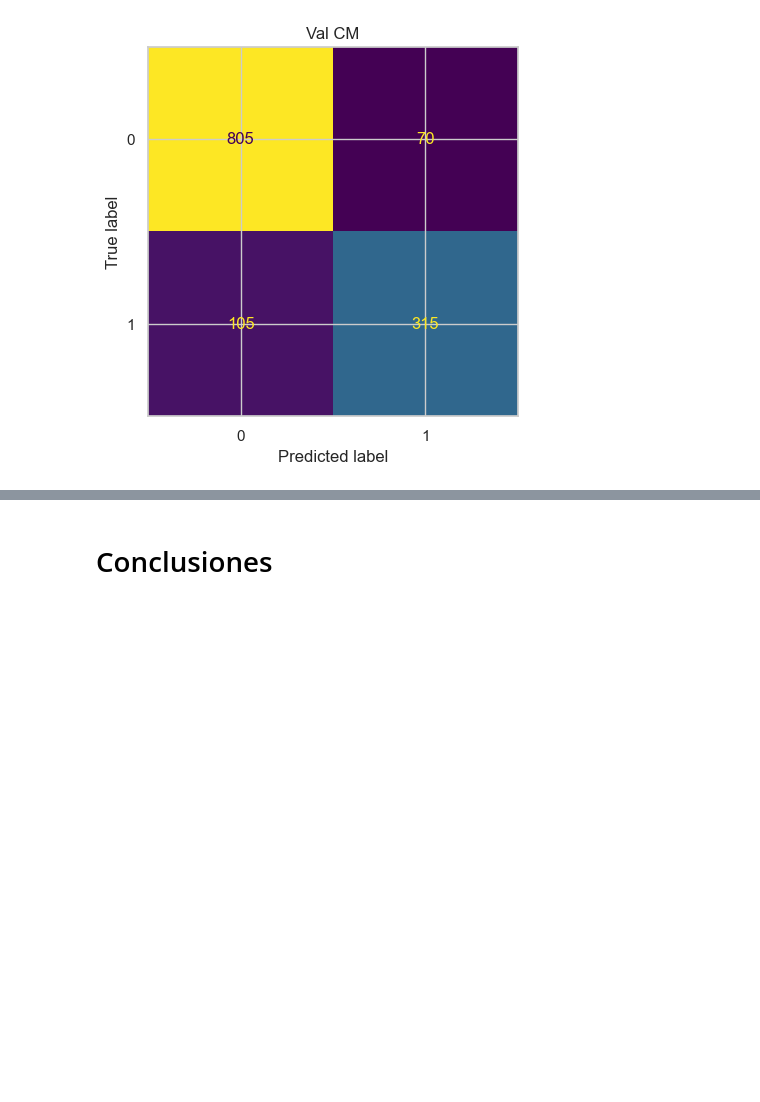
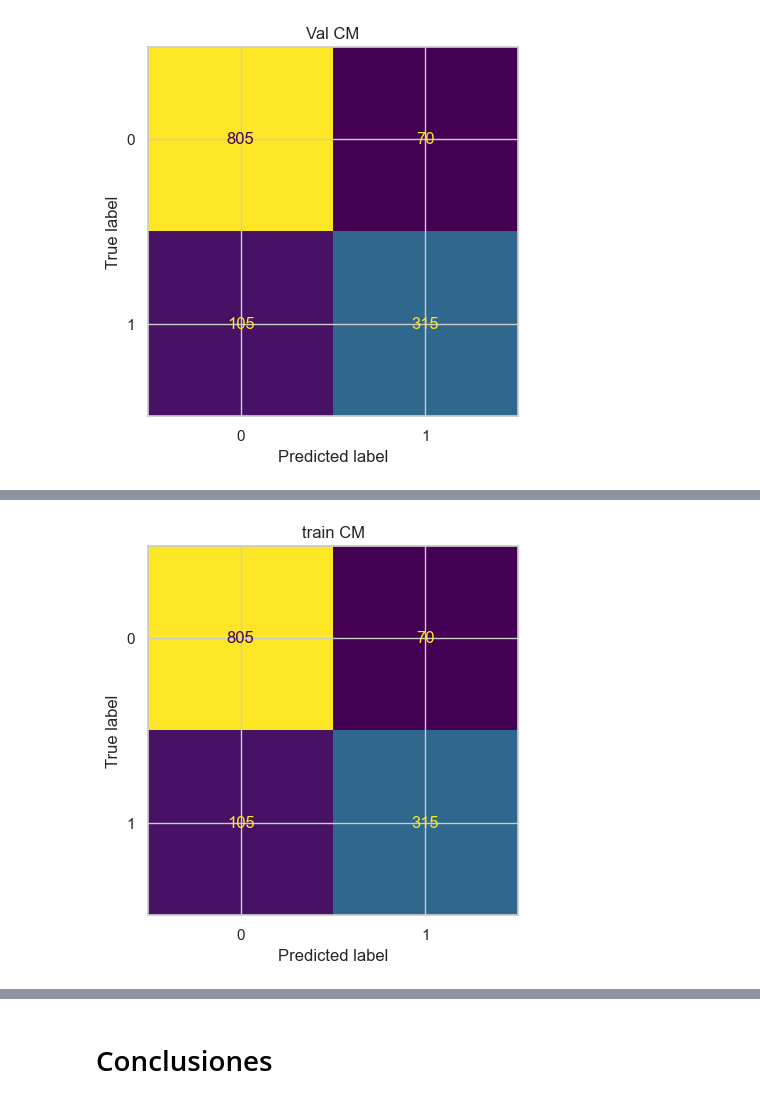
Before and after one commit to A01795375/Proyecto_Integrador_cancer, a Jupyter notebook: notebooks/Avance 3.ipynb, the cells around one changed output, grey strips where cells are left out. Saved outputs shown, nothing was run; the diff lists cells and outputs as text; code cells hidden in the pictures; blank space fills up the shorter version.

```diff
--- a/notebooks/Avance 3.ipynb
+++ b/notebooks/Avance 3.ipynb
@@ -164,7 +168,7 @@ param_grid = {'C': [0.1, 1, 10, 100, 1000],
               'kernel': ['rbf','sigmoid']
               }
 
-svc_grid = grid = GridSearchCV(SVC(random_state = 4), param_grid, refit = True, verbose = 3, n_jobs = -1)
+svc_grid = grid = GridSearchCV(SVC(random_state = 4), param_grid, refit = True, scoring = 'accuracy', verbose = 3, n_jobs = -1)
 # %%
 svc_grid.fit(X_train, y_train)
 # %% [output]
@@ -359,0 +377,14 @@ plt.show()
+# %%
+lr_params = {'C': [1e-4, 1e-2, 1e-1,1,10, 100, 1000] ,
+                  'tol': [ 1e-4, 1e-3,100,1000 ],
+                  'solver': ['newton-cg', 'lbfgs', 'liblinear'],
+                  'max_iter': [20000, 5000],
+                  'penalty': ['l1', 'none']
+
+
+
+                   }
+
+lr_grid = GridSearchCV(LogisticRegression(random_state = 24) , lr_params, scoring = 'accuracy',n_jobs=-1, refit = True, verbose = 3)
+# %%
+lr_grid.fit(X_train, y_train)
@@ -359,0 +409,4 @@ plt.show()
+# %%
+y_train_pred_lr = lr_grid.predict(X_train)
+y_val_pred_lr = lr_grid.predict(X_val)
+y_test_pred_lr = lr_grid.predict(X_test)
@@ -359,0 +427,8 @@ plt.show()
+# %%
+cm_lr = confusion_matrix(y_train, y_train_pred_lr)
+disp = ConfusionMatrixDisplay(confusion_matrix=cm_knn)
+disp.plot(colorbar=False)
+disp.ax_.set_title('train CM')
+plt.show()
+# %% [output]
+[figure, added]
```
Also changed, not shown: parts of 15 cells of this notebook, 3 other files.
